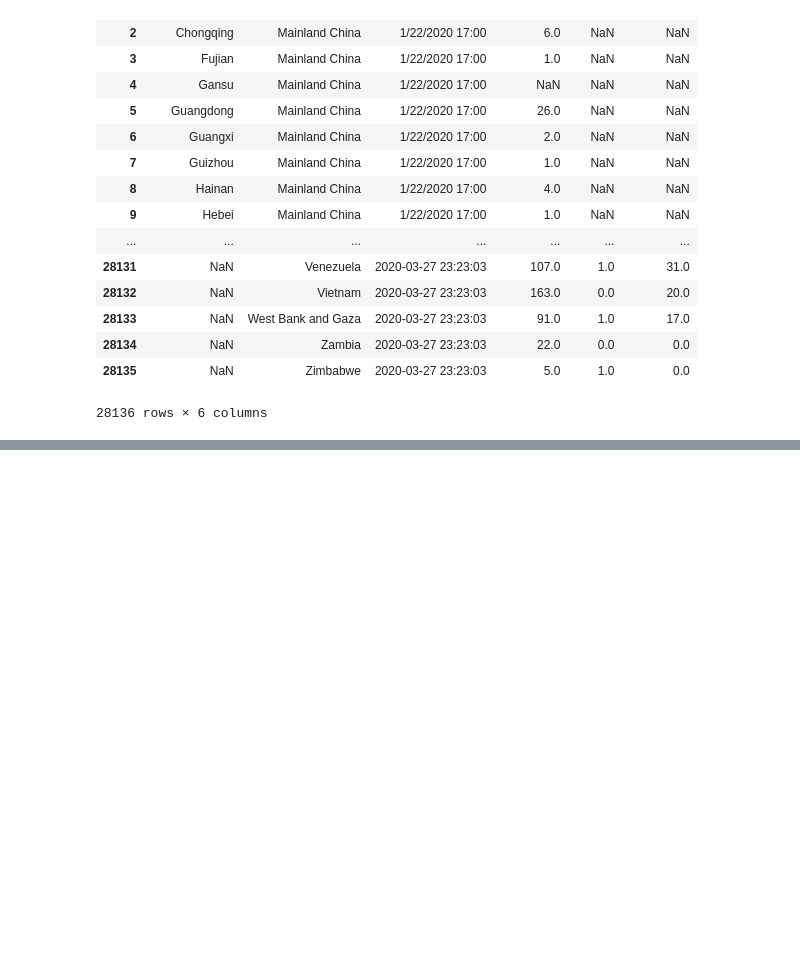
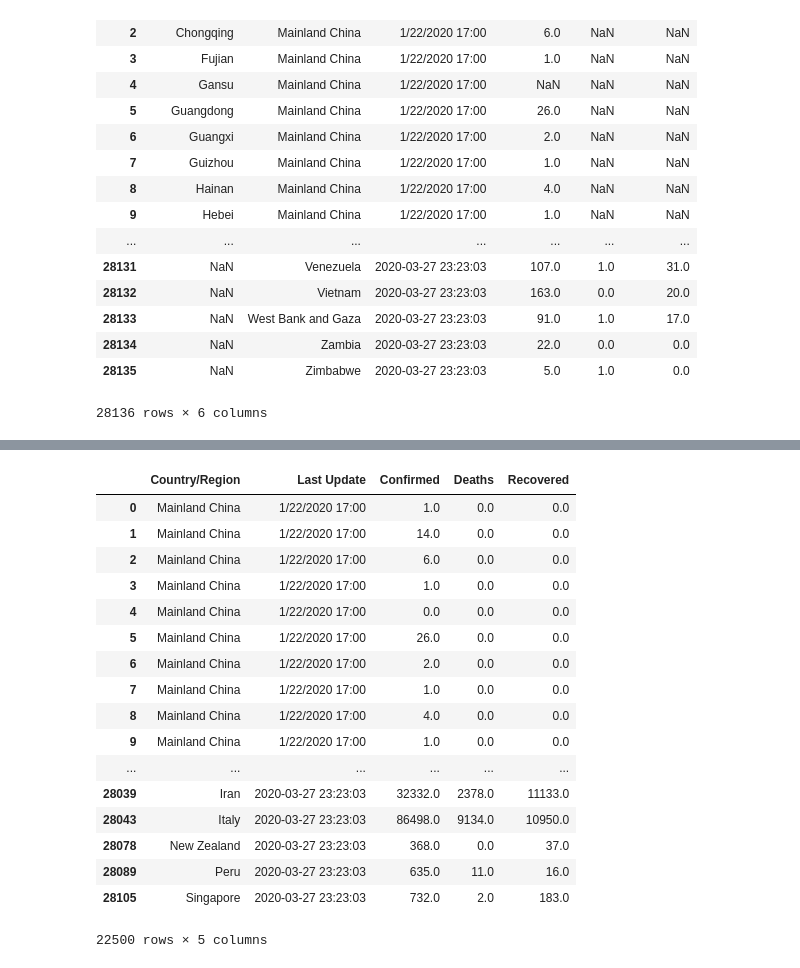
Before and after one commit to miholjcicmarko/COMP5360Project, a Jupyter notebook: python_journals/Cleaning CDR Data.ipynb, the cells around one changed output, grey strips where cells are left out. Saved outputs shown, nothing was run; the diff lists cells and outputs as text; code cells hidden in the pictures; blank space fills up the shorter version.

```diff
--- a/python_journals/Cleaning CDR Data.ipynb
+++ b/python_journals/Cleaning CDR Data.ipynb
@@ -24,0 +71,23 @@ df
+# %%
+countries = ['US', 'Mainland China', 'Italy', 'New Zealand', 'South Korea', 'UK', 'Iran', 'Singapore', 'India', 'Peru']
+df = df.loc[df['Country/Region'].isin(countries)]
+df
+# %% [output]
+|  | Country/Region | Last Update | Confirmed | Deaths | Recovered |
+| 0 | Mainland China | 1/22/2020 17:00 | 1.0 | 0.0 | 0.0 |
+| 1 | Mainland China | 1/22/2020 17:00 | 14.0 | 0.0 | 0.0 |
+| 2 | Mainland China | 1/22/2020 17:00 | 6.0 | 0.0 | 0.0 |
+| 3 | Mainland China | 1/22/2020 17:00 | 1.0 | 0.0 | 0.0 |
+| 4 | Mainland China | 1/22/2020 17:00 | 0.0 | 0.0 | 0.0 |
+| 5 | Mainland China | 1/22/2020 17:00 | 26.0 | 0.0 | 0.0 |
+| 6 | Mainland China | 1/22/2020 17:00 | 2.0 | 0.0 | 0.0 |
+| 7 | Mainland China | 1/22/2020 17:00 | 1.0 | 0.0 | 0.0 |
+| 8 | Mainland China | 1/22/2020 17:00 | 4.0 | 0.0 | 0.0 |
+| 9 | Mainland China | 1/22/2020 17:00 | 1.0 | 0.0 | 0.0 |
+| ... | ... | ... | ... | ... | ... |
+| 28039 | Iran | 2020-03-27 23:23:03 | 32332.0 | 2378.0 | 11133.0 |
+| 28043 | Italy | 2020-03-27 23:23:03 | 86498.0 | 9134.0 | 10950.0 |
+| 28078 | New Zealand | 2020-03-27 23:23:03 | 368.0 | 0.0 | 37.0 |
+| 28089 | Peru | 2020-03-27 23:23:03 | 635.0 | 11.0 | 16.0 |
+| 28105 | Singapore | 2020-03-27 23:23:03 | 732.0 | 2.0 | 183.0 |
+22500 rows × 5 columns
```
Also changed, not shown: parts of 3 cells of this notebook, 1 other file.
